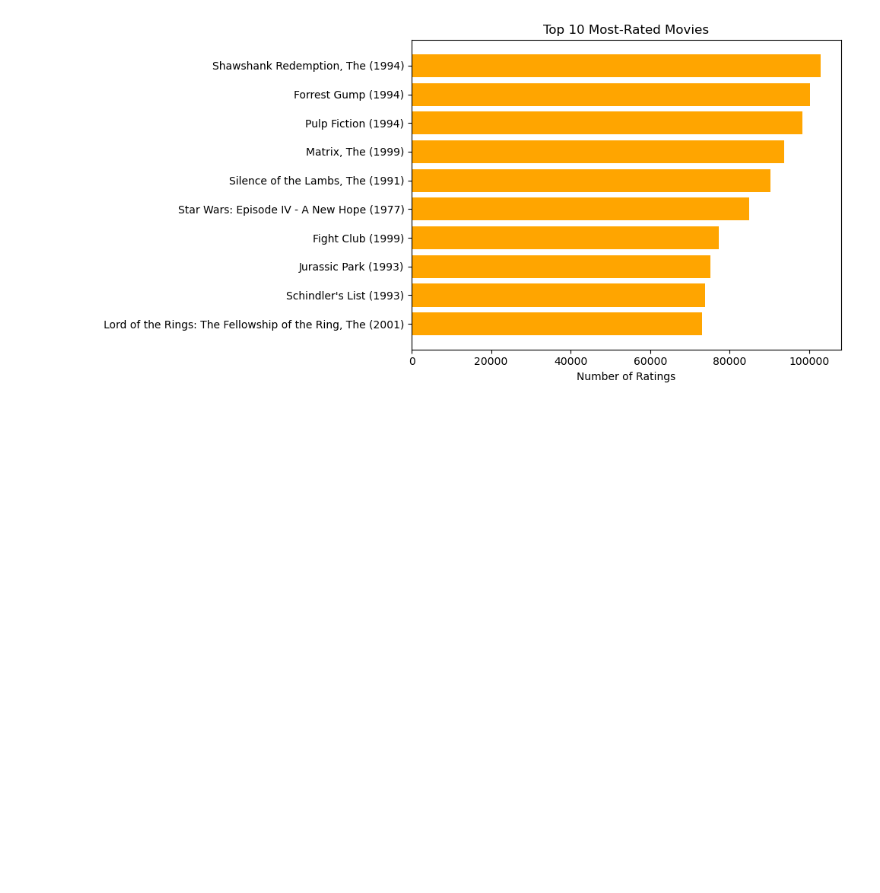
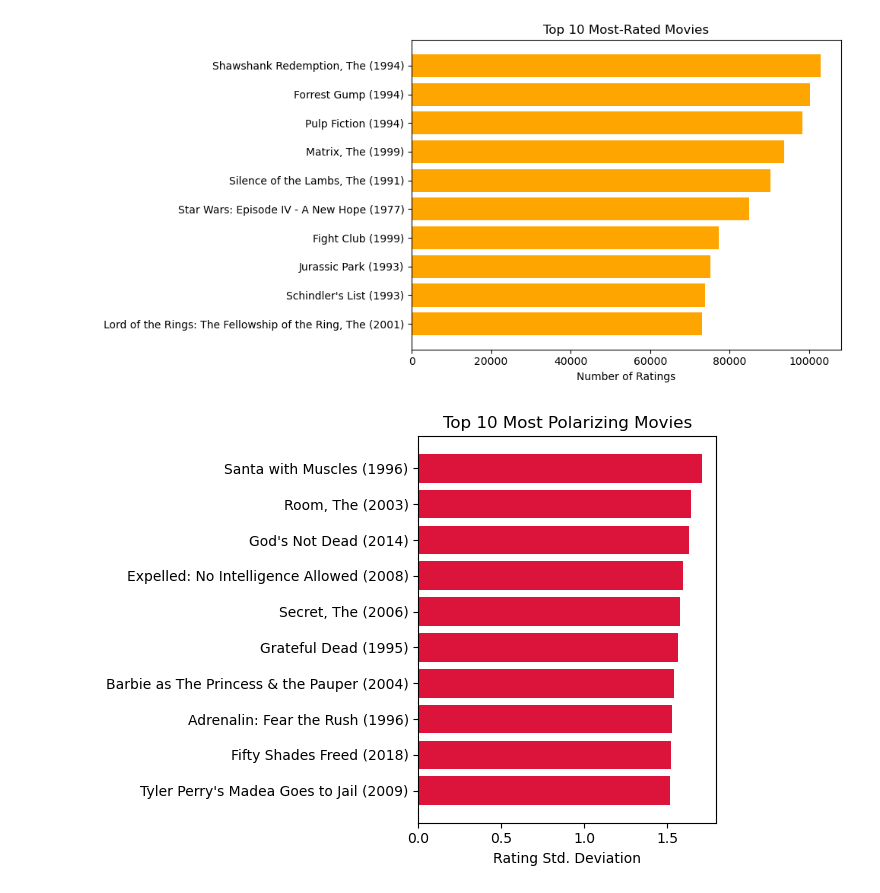
Before and after one commit to dusan-zdravkovic/Python-Data-Practice, a Jupyter notebook: movies.ipynb, the cells around one changed output. Cells and saved outputs as stored; diff of their text form; code cells hidden in the pictures; blank space fills up the shorter version.

Commit message:
added most polarizing movies

```diff
--- a/movies.ipynb
+++ b/movies.ipynb
@@ -4,10 +4,10 @@ Practice Data Analysis
 import pandas as pd
 
 # Load CSVs
-movies_df = pd.read_csv('/Users/dusanzdravkovic/Desktop/Python-Finance/ml-32m/movies.csv')
-links_df = pd.read_csv('/Users/dusanzdravkovic/Desktop/Python-Finance/ml-32m/links.csv')
-ratings_df = pd.read_csv('/Users/dusanzdravkovic/Desktop/Python-Finance/ml-32m/ratings.csv')
-tags_df = pd.read_csv('/Users/dusanzdravkovic/Desktop/Python-Finance/ml-32m/tags.csv')
+movies_df = pd.read_csv('/Users/dusanzdravkovic/Desktop/Python-Data-Practice/ml-32m/movies.csv')
+links_df = pd.read_csv('/Users/dusanzdravkovic/Desktop/Python-Data-Practice/ml-32m/links.csv')
+ratings_df = pd.read_csv('/Users/dusanzdravkovic/Desktop/Python-Data-Practice/ml-32m/ratings.csv')
+tags_df = pd.read_csv('/Users/dusanzdravkovic/Desktop/Python-Data-Practice/ml-32m/tags.csv')
 
 # Preview
 print("Movies:")
@@ -158,3 +158,32 @@ plt.tight_layout()
 plt.show()
 # %% [output]
 [figure]
+# %%
+# Most polarizing movies, people love or hate (high standard deviation)
+
+# Step 1: Compute std dev of ratings per movie
+rating_std = ratings_df.groupby('movieId')['rating'].std().rename('rating_stddev')
+
+# Step 2: Count number of ratings per movie
+rating_counts = ratings_df.groupby('movieId')['rating'].count().rename('num_ratings')
+
+# Step 3: Merge with movies_df
+movie_stats = movies_df.merge(rating_std, on='movieId').merge(rating_counts, on='movieId')
+
+# Step 4: Filter movies with 100+ ratings
+filtered = movie_stats[movie_stats['num_ratings'] >= 100]
+
+# Step 5: Top 10 most polarizing
+polarizing = filtered.sort_values('rating_stddev', ascending=False).head(10)
+
+# Step 6: Plot
+import matplotlib.pyplot as plt
+
+plt.barh(polarizing['title'], polarizing['rating_stddev'], color='crimson')
+plt.xlabel('Rating Std. Deviation')
+plt.title('Top 10 Most Polarizing Movies')
+plt.gca().invert_yaxis()
+plt.tight_layout()
+plt.show()
+# %% [output]
+[figure, added]
```
